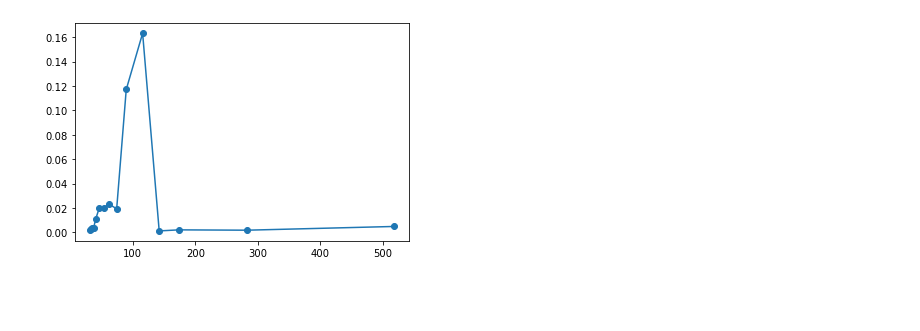
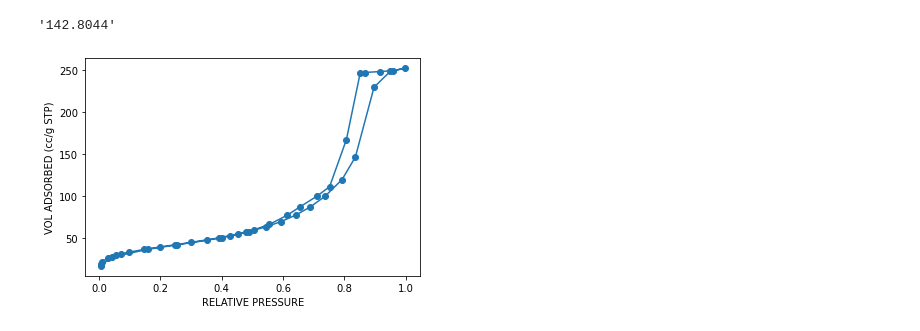
Before and after one commit to ShamanaevIvan/N2_isotherm_script, a Jupyter notebook: N2_adsorption.ipynb, the cells around one changed output. Saved outputs shown, nothing was run; the diff lists cells and outputs as text; code cells hidden in the pictures; blank space fills up the shorter version.

Commit message:
editing plots

```diff
--- a/N2_adsorption.ipynb
+++ b/N2_adsorption.ipynb
@@ -3,6 +3,10 @@ from N2_adsorption_isotherm import Isotherm
 # %%
 a = Isotherm('DATA73_ИВ90.084')
 # %%
-a.bjh_desorption_plot()
+a.bet_surface_area
 # %% [output]
-[figure, removed]
+'142.8044'
+# %%
+a.plot_isotherm()
+# %% [output]
+[figure, added]
```
Also changed, not shown: 1 other file.
